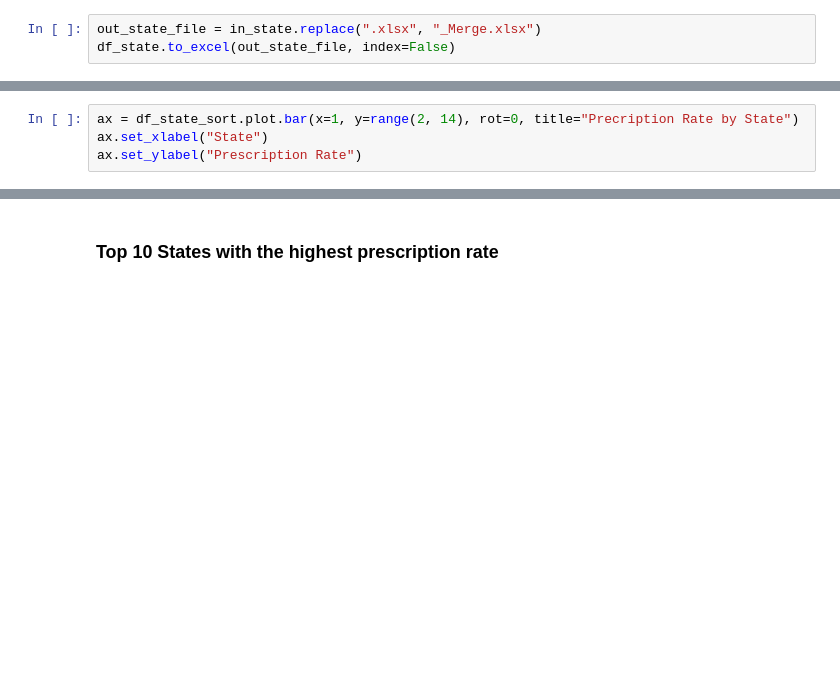
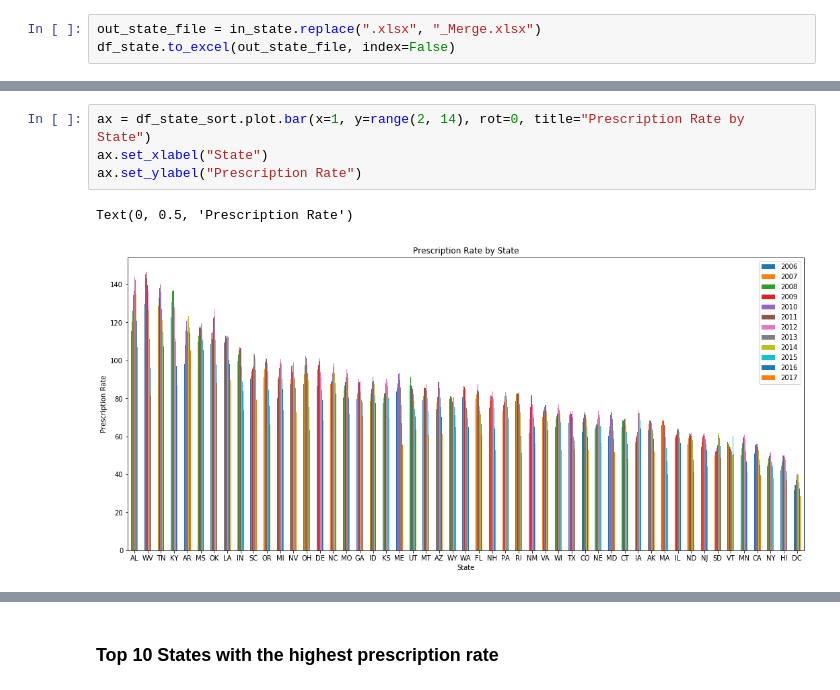
Before and after one commit to giswqs/Opioids-Tennessee, a Jupyter notebook: opioid-us.ipynb, the cells around one changed output, grey strips where cells are left out. Cells and saved outputs as stored; diff of their text form; blank space fills up the shorter version.

```diff
--- a/opioid-us.ipynb
+++ b/opioid-us.ipynb
@@ -94,7 +156,10 @@ df_state_sort.head()
 # %%
-ax = df_state_sort.plot.bar(x=1, y=range(2, 14), rot=0, title="Precription Rate by State")
+ax = df_state_sort.plot.bar(x=1, y=range(2, 14), rot=0, title="Prescription Rate by State")
 ax.set_xlabel("State")
 ax.set_ylabel("Prescription Rate")
+# %% [output]
+Text(0, 0.5, 'Prescription Rate')
+[figure, added]
 # %%
 df_state_top10 = df_state_sort.head(10)
 df_state_top10
```
Also changed, not shown: parts of 51 cells of this notebook, 8 other files.
